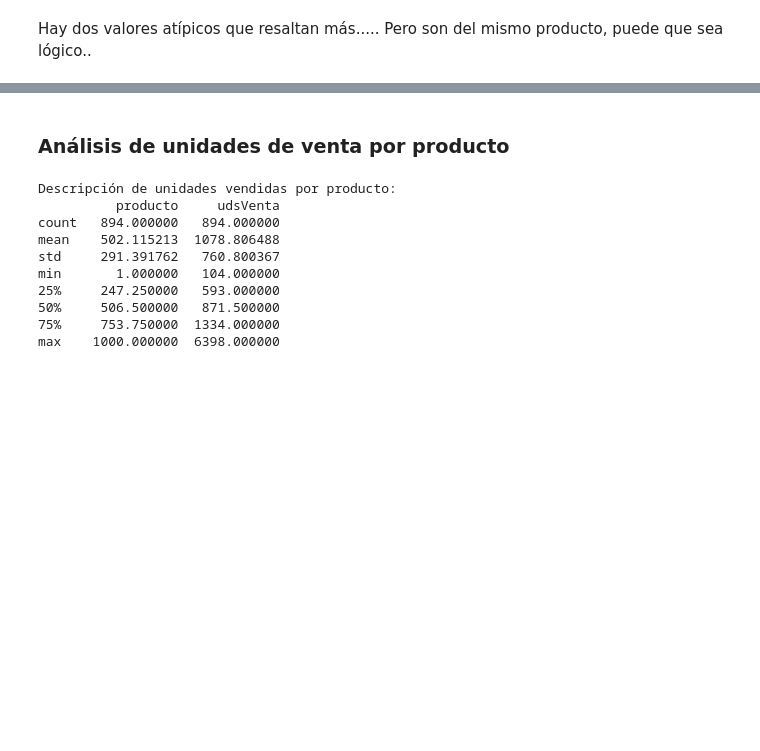
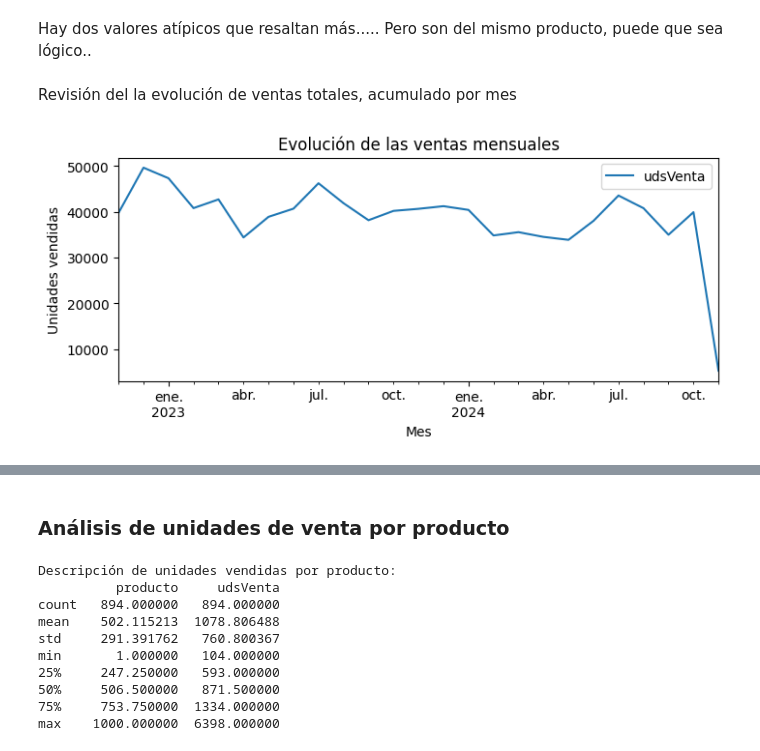
Before and after one commit to jmorala/TFMDS, a Jupyter notebook: cuadernos/02-EDA_datos.ipynb, the cells around one changed output, grey strips where cells are left out. Drawn from its saved outputs; the diff is of its cells as text; code cells hidden in the pictures; blank space fills up the shorter version.

```diff
--- a/cuadernos/02-EDA_datos.ipynb
+++ b/cuadernos/02-EDA_datos.ipynb
@@ -168,2 +177,17 @@ Filas con los diez valores máximos de udsVenta:
 # %% [markdown]
 Hay dos valores atípicos que resaltan más..... Pero son del mismo producto, puede que sea lógico..
+# %% [markdown]
+Revisión del la evolución de ventas totales, acumulado por mes
+# %%
+# Crear dataframe con ventas acumuladas por mes
+dfSTventasPorMes = dfSTventas.groupby('anio_mes').agg({'udsVenta': 'sum'}).reset_index()
+# Convertir 'anio_mes' de período a fecha para graficar
+dfSTventasPorMes['anio_mes'] = dfSTventasPorMes['anio_mes'].dt.to_timestamp()
+# Gráfico de ventas acumuladas por mes
+dfSTventasPorMes.plot(x='anio_mes', y='udsVenta', figsize=(8, 3))
+plt.title('Evolución de las ventas mensuales')
+plt.xlabel('Mes')
+plt.ylabel('Unidades vendidas')
+plt.show()
+# %% [output]
+[figure, added]
```
Also changed, not shown: parts of 15 cells of this notebook.
